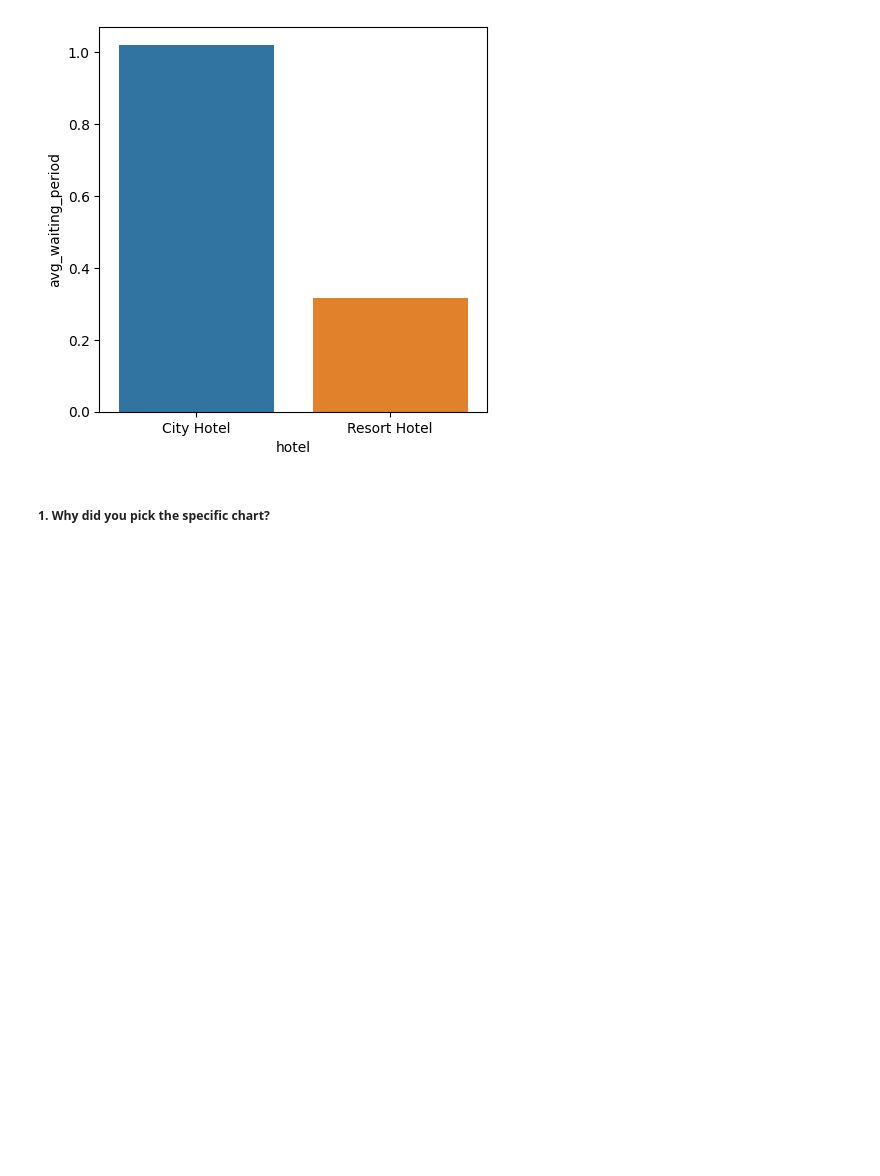
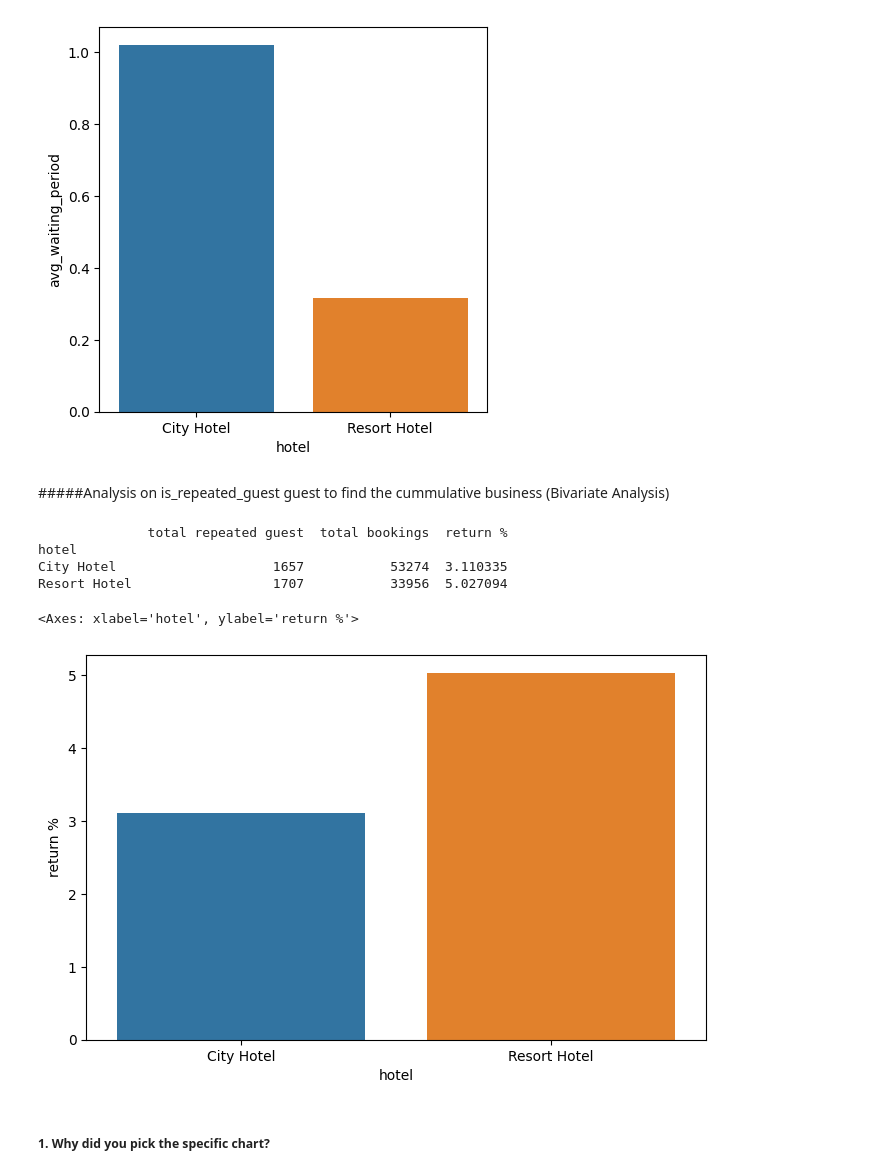
Before and after one commit to Jamal1018/EDA_Hotel_booking_analysis, a Jupyter notebook: EDA_on_Hotel_Booking_Analysis.ipynb, the cells around one changed output. Drawn from its saved outputs; the diff is of its cells as text; code cells hidden in the pictures; blank space fills up the shorter version.

```diff
--- a/EDA_on_Hotel_Booking_Analysis.ipynb
+++ b/EDA_on_Hotel_Booking_Analysis.ipynb
@@ -982,6 +983,34 @@ sns.barplot(x = temp_df['hotel'], y = temp_df['avg_waiting_period'] )
 # %% [output]
 <Axes: xlabel='hotel', ylabel='avg_waiting_period'>
 [figure]
+# %% [markdown]
+#####Analysis on is_repeated_guest guest to find the cummulative business (Bivariate Analysis)
+# %%
+# calculating the number of repeated guests to the each hotel type by using the 'is_repeated_guest' column and filtering it
+repeated_guest = df[df['is_repeated_guest']== 1]
+temp_repeated_guest = pd.DataFrame(repeated_guest.groupby('hotel').size()).rename(columns = {0: 'total repeated guest'})
+
+# calculating the total number of bookings for each type of the hotel
+total_bookings = pd.DataFrame(df.groupby('hotel').size()).rename(columns = {0:'total bookings'})
+
+# concatinating the two dataframes for plotting the graph
+repeated_guest_to_hotel = pd.concat([temp_repeated_guest,total_bookings], axis = 1)
+
+# calculating the percentage of the guests returned to each type of the hotel
+repeated_guest_to_hotel['return %'] = (repeated_guest_to_hotel['total repeated guest']/repeated_guest_to_hotel['total bookings']) * 100
+
+print(repeated_guest_to_hotel)
+
+# plotting the graph for the above dataframe
+plt.figure(figsize = (8,5))
+sns.barplot(x = repeated_guest_to_hotel.index, y = repeated_guest_to_hotel['return %'])
+# %% [output]
+              total repeated guest  total bookings  return %
+hotel
+City Hotel                    1657           53274  3.110335
+Resort Hotel                  1707           33956  5.027094
+<Axes: xlabel='hotel', ylabel='return %'>
+[figure, added]
 # %% [markdown]
 ##### 1. Why did you pick the specific chart?
 # %% [markdown]
```
Also changed, not shown: parts of 20 cells of this notebook.
